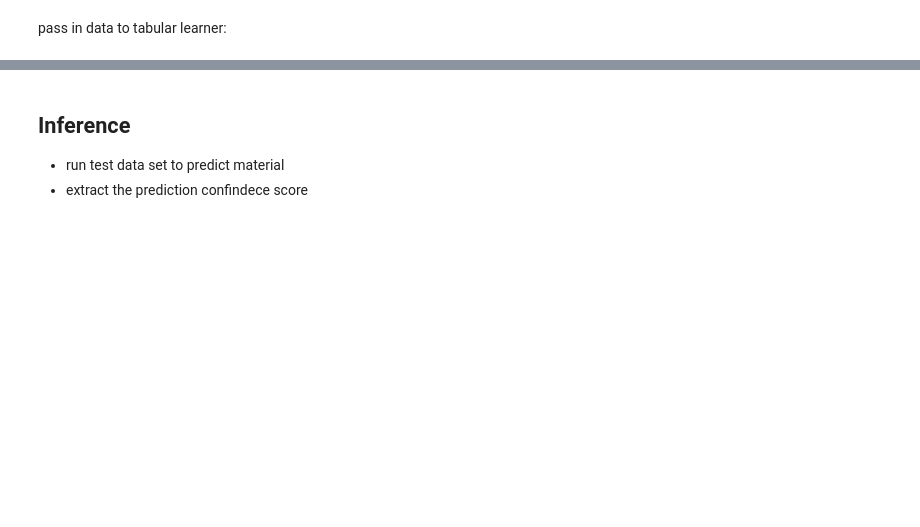
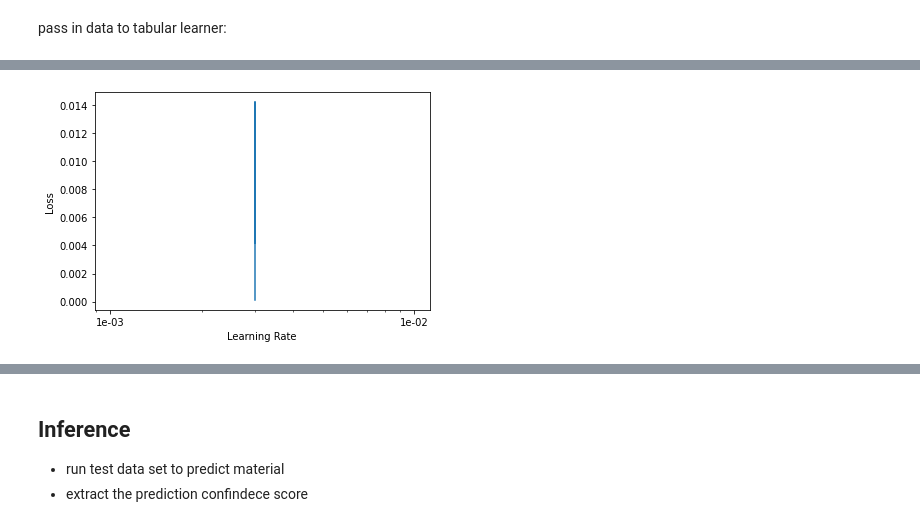
Before and after one commit to Yolantele/ML-data-clasifier, a Jupyter notebook: tabular_neural_net_classification_model.ipynb, the cells around one changed output, grey strips where cells are left out. Cells and saved outputs as stored; diff of their text form; code cells hidden in the pictures; blank space fills up the shorter version.

```diff
--- a/tabular_neural_net_classification_model.ipynb
+++ b/tabular_neural_net_classification_model.ipynb
@@ -139,3 +136,7 @@ learn.fit(4, 1e-2)
+# %%
+learn.recorder.plot()
+# %% [output]
+[figure, added]
 # %%
 # see into the model
 # learn.model.eval()
```
Also changed, not shown: parts of 15 cells of this notebook.
